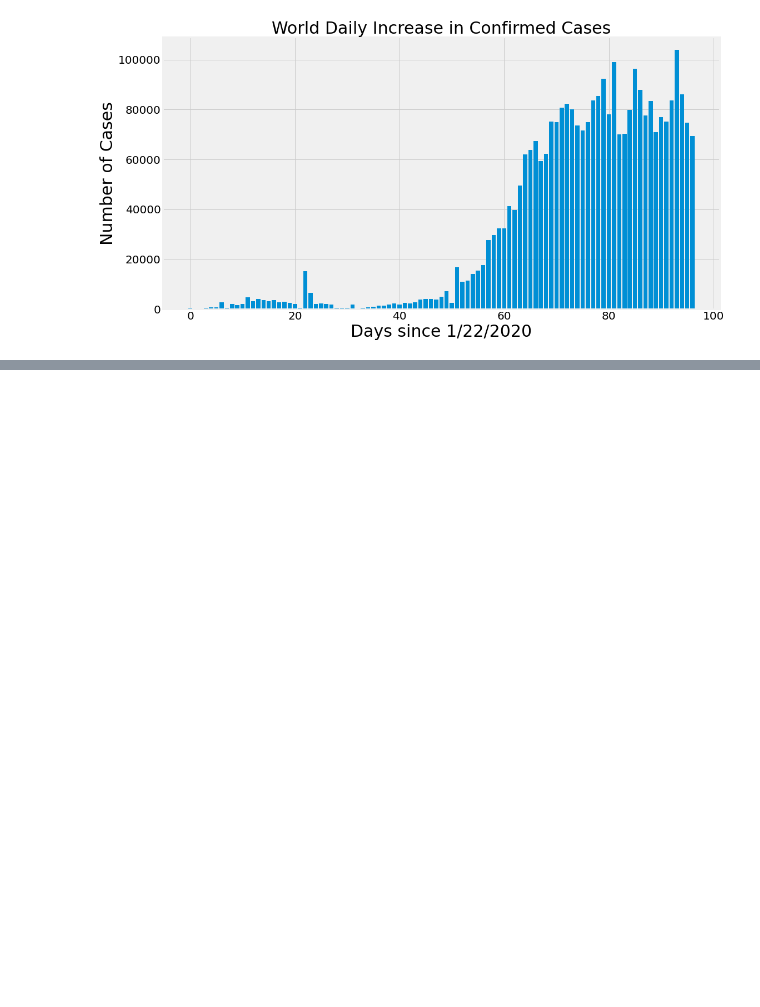
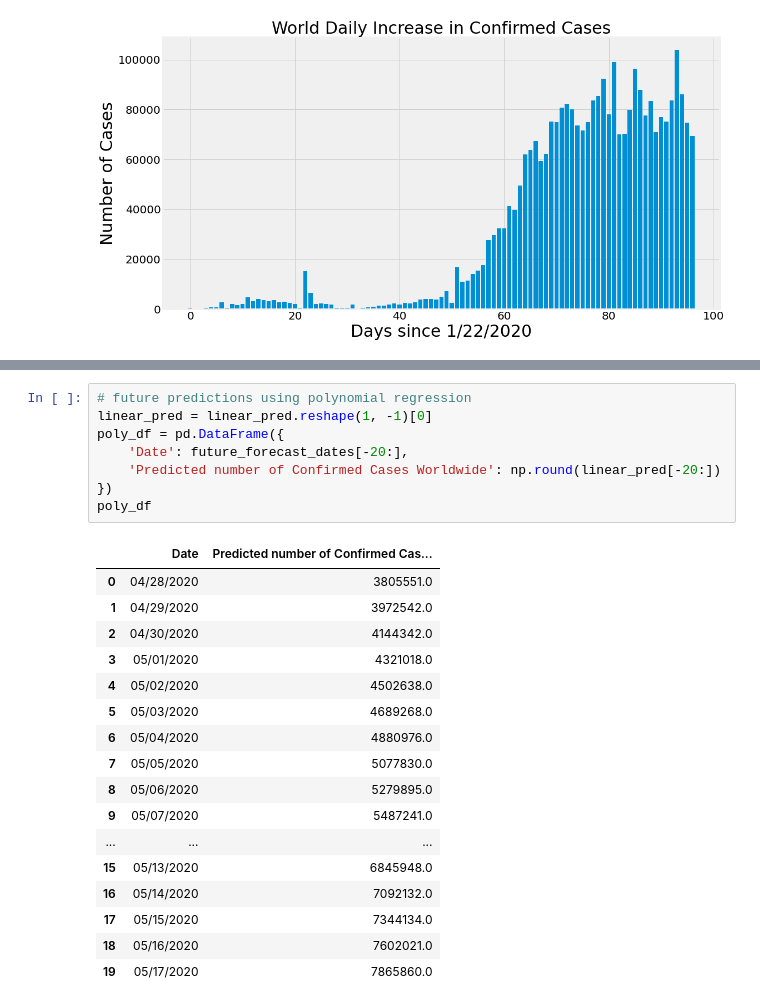
Before and after one commit to dharm1k987/tensorflow_covid-19, a Jupyter notebook: COVID-19 Prediction Analysis.ipynb, the cells around one changed output, grey strips where cells are left out. Drawn from its saved outputs; the diff is of its cells as text; blank space fills up the shorter version.

```diff
--- a/COVID-19 Prediction Analysis.ipynb
+++ b/COVID-19 Prediction Analysis.ipynb
@@ -650,0 +670,26 @@ plt.show()
+# %%
+# future predictions using polynomial regression
+linear_pred = linear_pred.reshape(1, -1)[0]
+poly_df = pd.DataFrame({
+    'Date': future_forecast_dates[-20:],
+    'Predicted number of Confirmed Cases Worldwide': np.round(linear_pred[-20:])
+})
+poly_df
+# %% [output]
+|  | Date | Predicted number of Confirmed Cas... |
+| 0 | 04/28/2020 | 3805551.0 |
+| 1 | 04/29/2020 | 3972542.0 |
+| 2 | 04/30/2020 | 4144342.0 |
+| 3 | 05/01/2020 | 4321018.0 |
+| 4 | 05/02/2020 | 4502638.0 |
+| 5 | 05/03/2020 | 4689268.0 |
+| 6 | 05/04/2020 | 4880976.0 |
+| 7 | 05/05/2020 | 5077830.0 |
+| 8 | 05/06/2020 | 5279895.0 |
+| 9 | 05/07/2020 | 5487241.0 |
+| ... | ... | ... |
+| 15 | 05/13/2020 | 6845948.0 |
+| 16 | 05/14/2020 | 7092132.0 |
+| 17 | 05/15/2020 | 7344134.0 |
+| 18 | 05/16/2020 | 7602021.0 |
+| 19 | 05/17/2020 | 7865860.0 |
```
Also changed, not shown: parts of 4 cells of this notebook.
